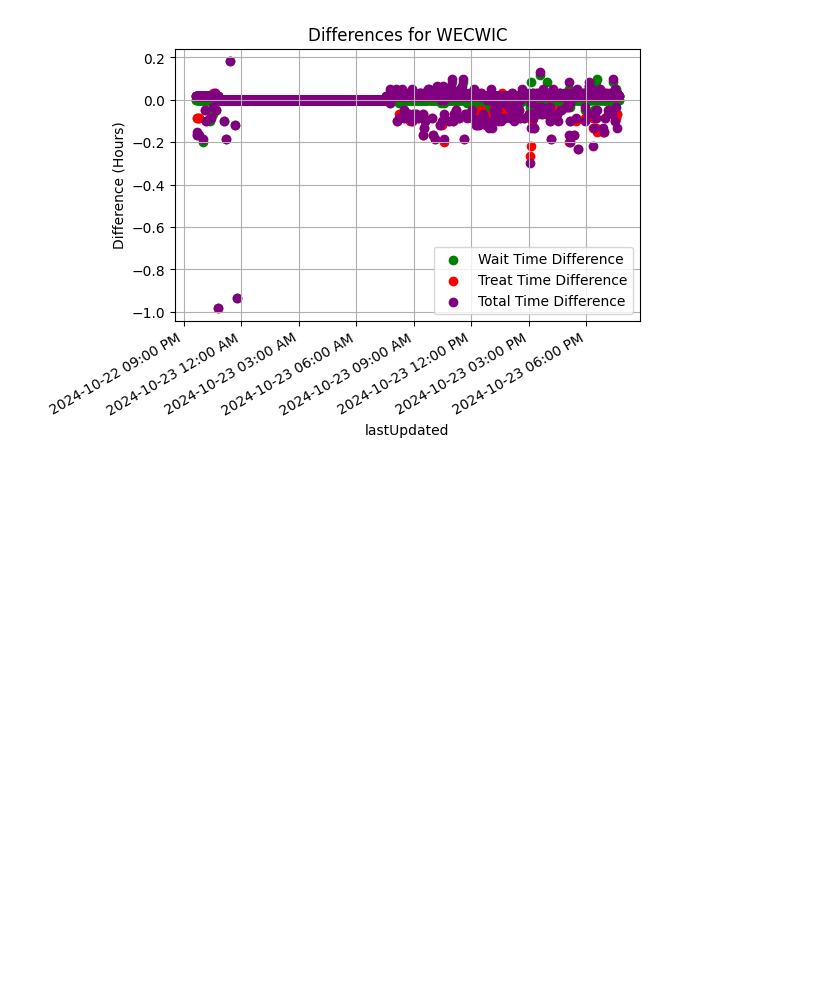
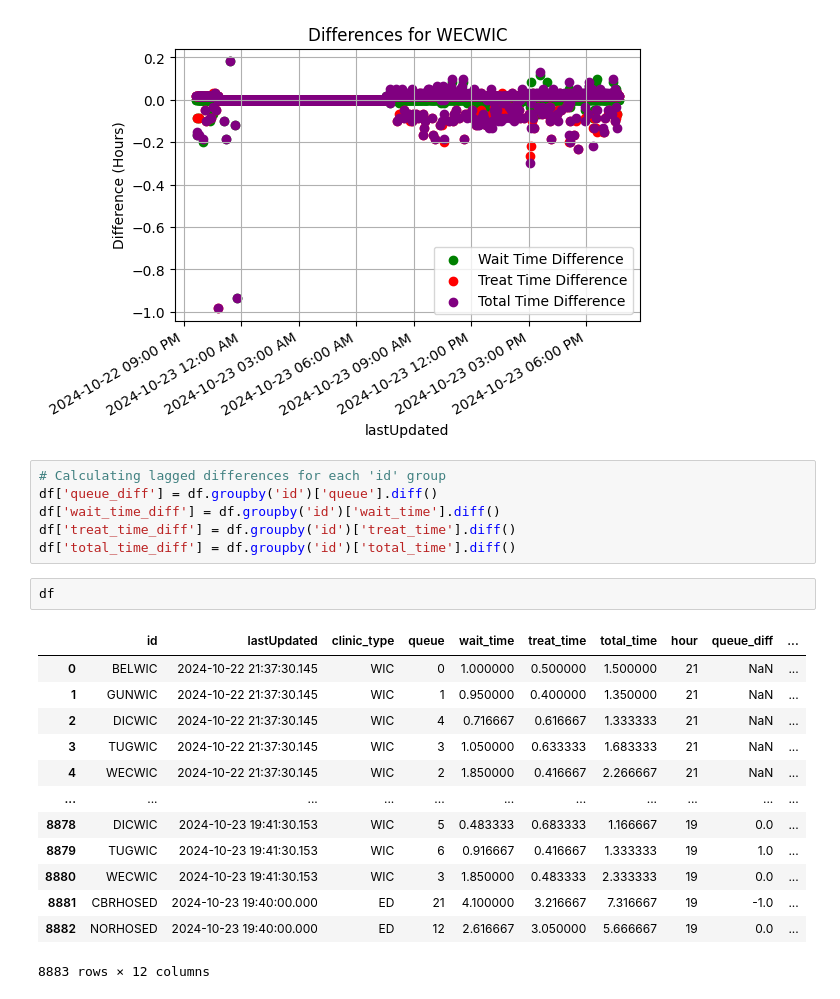
Before and after one commit to DerekWu1/wic_wait_times, a Jupyter notebook: analysis.ipynb, the cells around one changed output. Drawn from its saved outputs; the diff is of its cells as text; blank space fills up the shorter version.

```diff
--- a/analysis.ipynb
+++ b/analysis.ipynb
@@ -223,3 +223,25 @@ for name, group in df.groupby('id'):
 [figure]
 [figure]
 [figure]
+# %%
+# Calculating lagged differences for each 'id' group
+df['queue_diff'] = df.groupby('id')['queue'].diff()
+df['wait_time_diff'] = df.groupby('id')['wait_time'].diff()
+df['treat_time_diff'] = df.groupby('id')['treat_time'].diff()
+df['total_time_diff'] = df.groupby('id')['total_time'].diff()
+# %%
+df
+# %% [output]
+|  | id | lastUpdated | clinic_type | queue | wait_time | treat_time | total_time | hour | queue_diff | ... |
+| 0 | BELWIC | 2024-10-22 21:37:30.145 | WIC | 0 | 1.000000 | 0.500000 | 1.500000 | 21 | NaN | ... |
+| 1 | GUNWIC | 2024-10-22 21:37:30.145 | WIC | 1 | 0.950000 | 0.400000 | 1.350000 | 21 | NaN | ... |
+| 2 | DICWIC | 2024-10-22 21:37:30.145 | WIC | 4 | 0.716667 | 0.616667 | 1.333333 | 21 | NaN | ... |
+| 3 | TUGWIC | 2024-10-22 21:37:30.145 | WIC | 3 | 1.050000 | 0.633333 | 1.683333 | 21 | NaN | ... |
+| 4 | WECWIC | 2024-10-22 21:37:30.145 | WIC | 2 | 1.850000 | 0.416667 | 2.266667 | 21 | NaN | ... |
+| ... | ... | ... | ... | ... | ... | ... | ... | ... | ... | ... |
+| 8878 | DICWIC | 2024-10-23 19:41:30.153 | WIC | 5 | 0.483333 | 0.683333 | 1.166667 | 19 | 0.0 | ... |
+| 8879 | TUGWIC | 2024-10-23 19:41:30.153 | WIC | 6 | 0.916667 | 0.416667 | 1.333333 | 19 | 1.0 | ... |
+| 8880 | WECWIC | 2024-10-23 19:41:30.153 | WIC | 3 | 1.850000 | 0.483333 | 2.333333 | 19 | 0.0 | ... |
+| 8881 | CBRHOSED | 2024-10-23 19:40:00.000 | ED | 21 | 4.100000 | 3.216667 | 7.316667 | 19 | -1.0 | ... |
+| 8882 | NORHOSED | 2024-10-23 19:40:00.000 | ED | 12 | 2.616667 | 3.050000 | 5.666667 | 19 | 0.0 | ... |
+8883 rows × 12 columns
```
Also changed, not shown: parts of 1 cell of this notebook, 1 other file.
